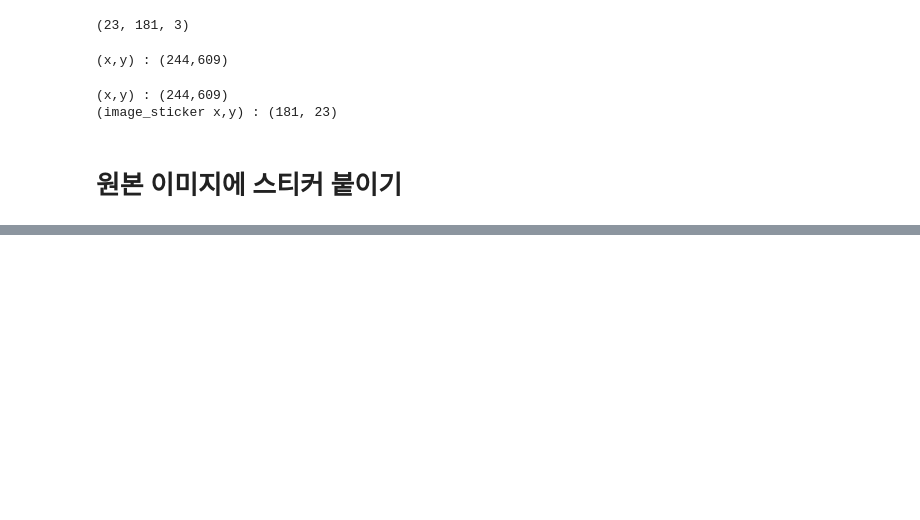
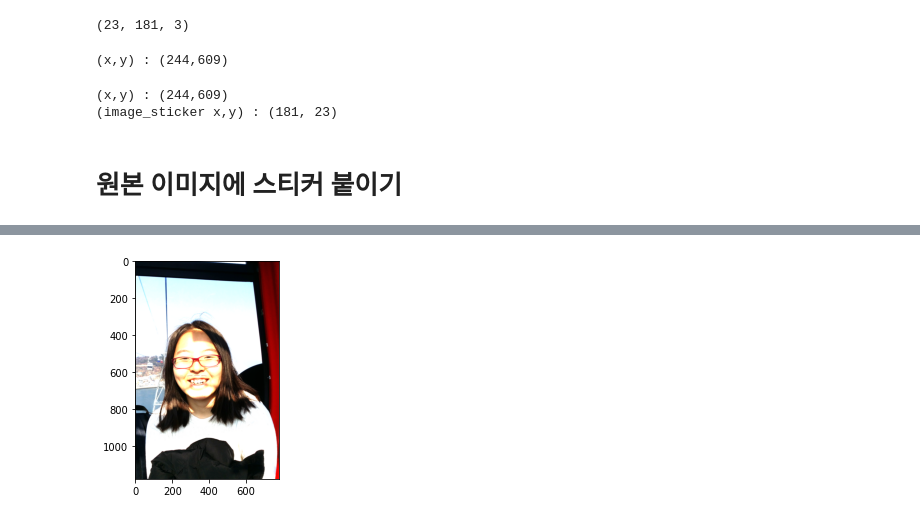
Before and after one commit to YSKIM-moya/AIFFEL_quest_rs, a Jupyter notebook: Exploration/Ex03/cat_sticker_addweight.ipynb, the cells around one changed output, grey strips where cells are left out. Saved outputs shown, nothing was run; the diff lists cells and outputs as text; code cells hidden in the pictures; blank space fills up the shorter version.

```diff
--- a/Exploration/Ex03/cat_sticker_addweight.ipynb
+++ b/Exploration/Ex03/cat_sticker_addweight.ipynb
@@ -16,6 +16,7 @@ my_image_path = '/aiffel/aiffel/camera_sticker/images/hana2.png'
 
 img_bgr = cv2.imread(my_image_path)    # OpenCV로 이미지를 불러옵니다
 img_show = img_bgr.copy()              # 출력용 이미지를 따로 보관합니다
+img_bgr_org = img_bgr.copy()               # add용 이미지를 따로 보관합니다
 
 # opencv는 예외적으로 BGR(파랑, 녹색, 빨강)을 사용하여 푸른 빛으로 나온다.
 # plt.imshow 이전에 BGR -> RGB로 변경
@@ -283,0 +279,8 @@ plt.show()
+# %%
+a = 1
+b = 0.8
+added_image = cv2.addWeighted( img_bgr_org, a, img_bgr, b, 1 )
+plt.imshow(cv2.cvtColor(added_image, cv2.COLOR_BGR2RGB))
+plt.show()
+# %% [output]
+[figure, added]
```
Also changed, not shown: parts of 8 cells of this notebook, 1 other file.
